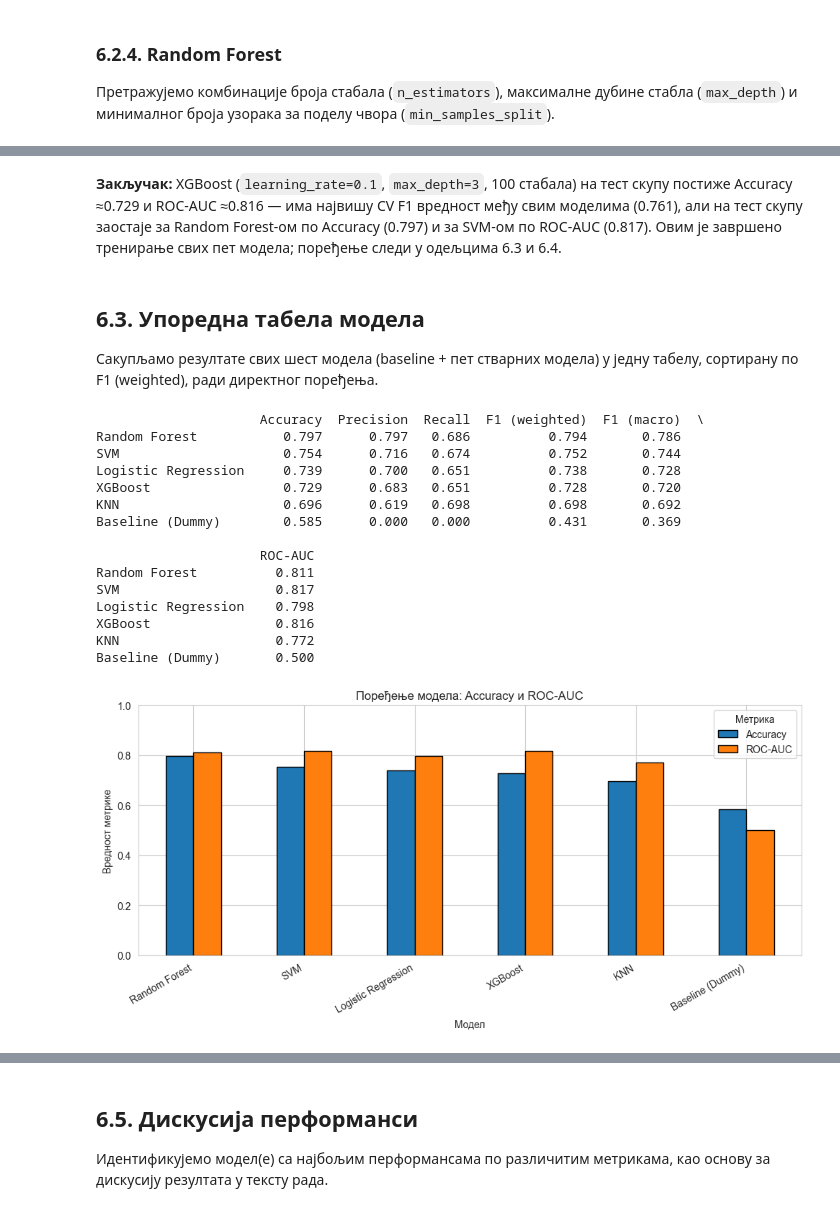
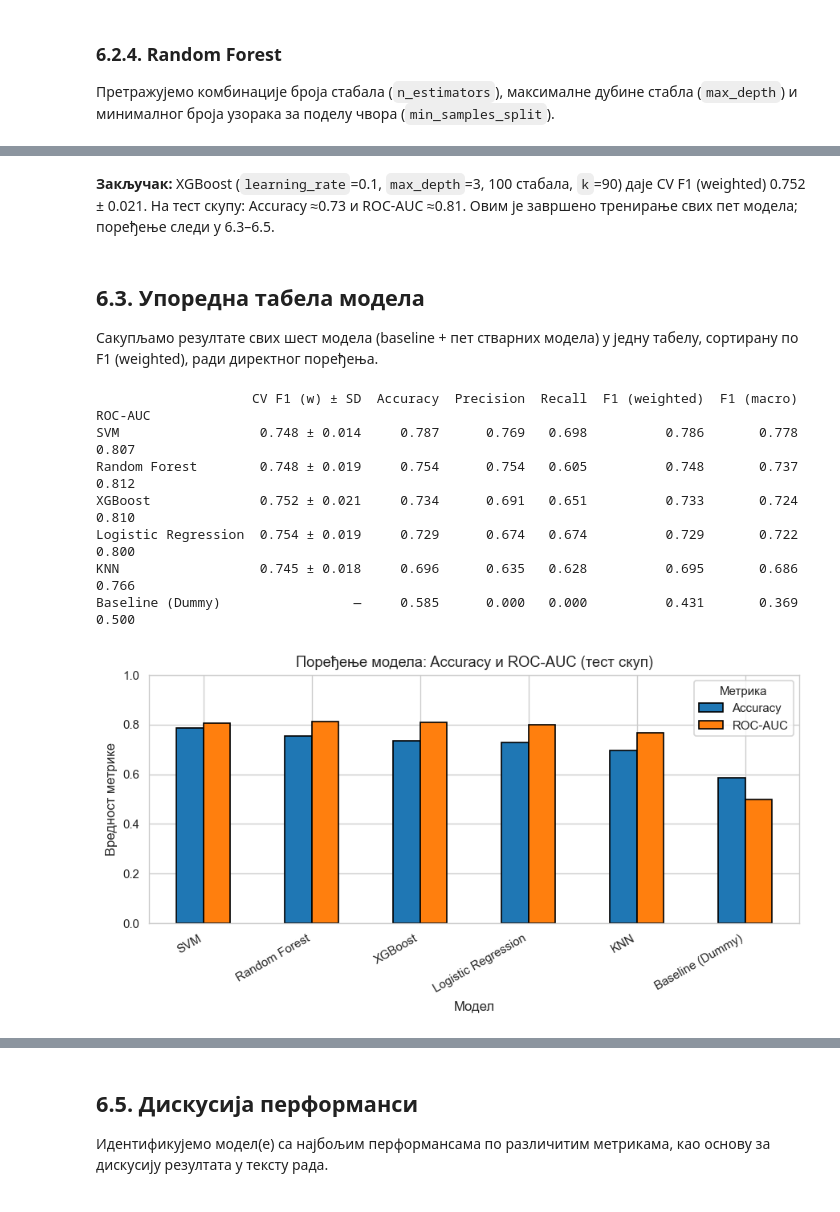
Before and after one commit to tdjokovic/stem_factors, a Jupyter notebook: stem_factors.ipynb, the cells around one changed output, grey strips where cells are left out. Drawn from its saved outputs; the diff is of its cells as text; code cells hidden in the pictures.

```diff
--- a/stem_factors.ipynb
+++ b/stem_factors.ipynb
@@ -858,7 +887,7 @@ STEM                     0       1
 **Напомена:** уклањање ових колона из `X` не значи да се подаци губе — `df` и даље садржи све оригиналне колоне и могу се користити за било какву описну анализу, подгрупне прегледе или анализу робусности касније у раду.
 # %%
 kolone_za_izbacivanje_4_1 = [
-    'STEM',
+    'СТЕМ',
     'Смер:',
     'Похађам средњу школу:',
     'Разред:',
@@ -1623,35 +1705,32 @@ XGBoost не дозвољава карактере `[`, `]`, `<` у називи
 # %%
-def sanitize_columns(df):
-    """Уклања заграде из назива колона — XGBoost их не дозвољава."""
-    novi_nazivi = {col: col.replace('[', '').replace(']', '').replace('<', '') for col in df.columns}
-    return df.rename(columns=novi_nazivi)
-
-X_train_xgb = sanitize_columns(X_train_selected)
-X_test_xgb = sanitize_columns(X_test_selected)
-
 from xgboost import XGBClassifier
 
+# ColumnTransformer у низу корака враћа numpy низ (без назива колона),
+# па XGBoost нема проблем са карактерима `[`, `]` — санирање назива више није потребно.
 param_grid_xgb = {
-    'n_estimators': [100, 200],
-    'max_depth': [3, 5],
-    'learning_rate': [0.05, 0.1, 0.2],
+    'model__n_estimators': [100, 200],
+    'model__max_depth': [3, 5],
+    'model__learning_rate': [0.05, 0.1, 0.2],
+    'selekcija__k': [10, 30, 50, 70, 90, 'all'],
 }
 
 grid_xgb = GridSearchCV(
-    estimator=XGBClassifier(random_state=42, eval_metric='logloss'),
+    estimator=napravi_pipeline(XGBClassifier(random_state=42, eval_metric='logloss')),
     param_grid=param_grid_xgb,
     scoring='f1_weighted',
     cv=skf,
     n_jobs=-1,
 )
-grid_xgb.fit(X_train_xgb, y_train)
+grid_xgb.fit(X_train, y_train)
 
 print('Најбољи параметри (XGBoost):', grid_xgb.best_params_)
-print(f'Најбољи F1 (weighted) на унакрсној валидацији: {grid_xgb.best_score_:.3f}')
+_bi = grid_xgb.best_index_
+xgb_cv = (grid_xgb.cv_results_['mean_test_score'][_bi], grid_xgb.cv_results_['std_test_score'][_bi])
+print(f'CV F1 (weighted): {xgb_cv[0]:.3f} ± {xgb_cv[1]:.3f}')
 
 xgb_best = grid_xgb.best_estimator_
-y_pred_xgb = xgb_best.predict(X_test_xgb)
-y_proba_xgb = xgb_best.predict_proba(X_test_xgb)[:, 1]
+y_pred_xgb = xgb_best.predict(X_test)
+y_proba_xgb = xgb_best.predict_proba(X_test)[:, 1]
 
 xgb_rezultati, xgb_cm = evaluate_model(y_test, y_pred_xgb, y_proba_xgb, naziv_modela='XGBoost')
 # %% [output]
@@ -1668,5 +1747,5 @@ xgb_rezultati, xgb_cm = evaluate_model(y_test, y_pred_xgb, y_proba_xgb, naziv_mo
 # %% [markdown]
-**Закључак:** XGBoost (`learning_rate=0.1`, `max_depth=3`, 100 стабала) на тест скупу постиже Accuracy ≈0.729 и ROC-AUC ≈0.816 — има највишу CV F1 вредност међу свим моделима (0.761), али на тест скупу заостаје за Random Forest-ом по Accuracy (0.797) и за SVM-ом по ROC-AUC (0.817). Овим је завршено тренирање свих пет модела; поређење следи у одељцима 6.3 и 6.4.
+**Закључак:** XGBoost (`learning_rate`=0.1, `max_depth`=3, 100 стабала, `k`=90) даје CV F1 (weighted) 0.752 ± 0.021. На тест скупу: Accuracy ≈0.73 и ROC-AUC ≈0.81. Овим је завршено тренирање свих пет модела; поређење следи у 6.3–6.5.
 # %% [markdown]
 ## 6.3. Упоредна табела модела
 
@@ -1674,40 +1753,39 @@ xgb_rezultati, xgb_cm = evaluate_model(y_test, y_pred_xgb, y_proba_xgb, naziv_mo
 # %%
 uporedna_tabela = pd.DataFrame({
     'Baseline (Dummy)': baseline_rezultati,
     'Logistic Regression': logreg_rezultati,
     'KNN': knn_rezultati,
     'SVM': svm_rezultati,
     'Random Forest': rf_rezultati,
     'XGBoost': xgb_rezultati,
 }).T.round(3)
 
+# CV F1 (weighted) — основа за поређење модела; тест скуп служи само за коначну процену
+cv_f1 = {'Logistic Regression': logreg_cv, 'KNN': knn_cv, 'SVM': svm_cv,
+         'Random Forest': rf_cv, 'XGBoost': xgb_cv}
+uporedna_tabela.insert(0, 'CV F1 (w) ± SD', [
+    f'{cv_f1[m][0]:.3f} ± {cv_f1[m][1]:.3f}' if m in cv_f1 else '—' for m in uporedna_tabela.index
+])
+
 uporedna_tabela = uporedna_tabela.sort_values('F1 (weighted)', ascending=False)
-print(uporedna_tabela)
+print(uporedna_tabela.to_string())
 
-uporedna_tabela[['Accuracy', 'ROC-AUC']].plot(kind='bar', figsize=(10, 5), edgecolor='black')
+uporedna_tabela[['Accuracy', 'ROC-AUC']].plot(kind='bar', figsize=(7.5, 4), edgecolor='black')
 plt.ylabel('Вредност метрике')
 plt.xlabel('Модел')
-plt.title('Поређење модела: Accuracy и ROC-AUC')
+plt.title('Поређење модела: Accuracy и ROC-AUC (тест скуп)')
 plt.xticks(rotation=30, ha='right')
 plt.ylim(0, 1)
 plt.legend(title='Метрика')
 plt.tight_layout()
 plt.show()
 # %% [output]
-                     Accuracy  Precision  Recall  F1 (weighted)  F1 (macro)  \
-Random Forest           0.797      0.797   0.686          0.794       0.786
-SVM                     0.754      0.716   0.674          0.752       0.744
-Logistic Regression     0.739      0.700   0.651          0.738       0.728
-XGBoost                 0.729      0.683   0.651          0.728       0.720
-KNN                     0.696      0.619   0.698          0.698       0.692
-Baseline (Dummy)        0.585      0.000   0.000          0.431       0.369
-
-                     ROC-AUC
-Random Forest          0.811
-SVM                    0.817
-Logistic Regression    0.798
-XGBoost                0.816
-KNN                    0.772
-Baseline (Dummy)       0.500
+                    CV F1 (w) ± SD  Accuracy  Precision  Recall  F1 (weighted)  F1 (macro)  ROC-AUC
+SVM                  0.748 ± 0.014     0.787      0.769   0.698          0.786       0.778    0.807
+Random Forest        0.748 ± 0.019     0.754      0.754   0.605          0.748       0.737    0.812
+XGBoost              0.752 ± 0.021     0.734      0.691   0.651          0.733       0.724    0.810
+Logistic Regression  0.754 ± 0.019     0.729      0.674   0.674          0.729       0.722    0.800
+KNN                  0.745 ± 0.018     0.696      0.635   0.628          0.695       0.686    0.766
+Baseline (Dummy)                 —     0.585      0.000   0.000          0.431       0.369    0.500
-[figure, old version]
+[figure, new version]
 # %% [markdown]
```
Also changed, not shown: parts of 102 cells of this notebook, 3 other files.
